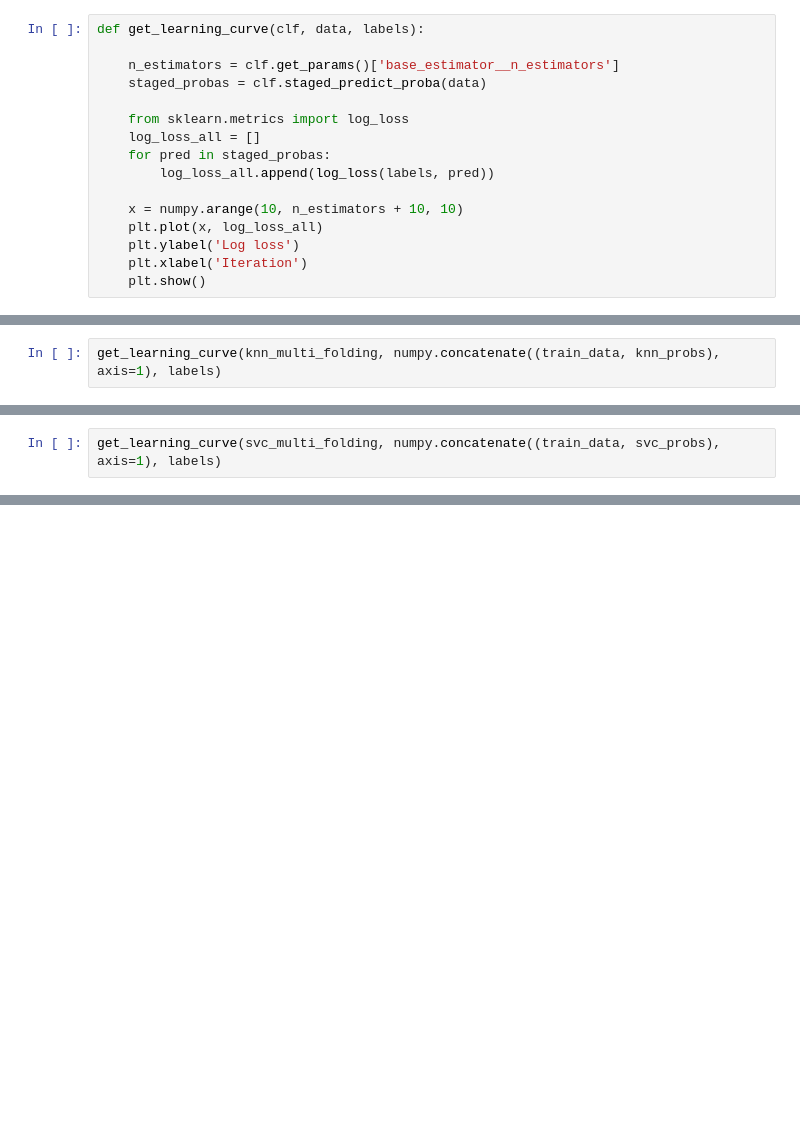
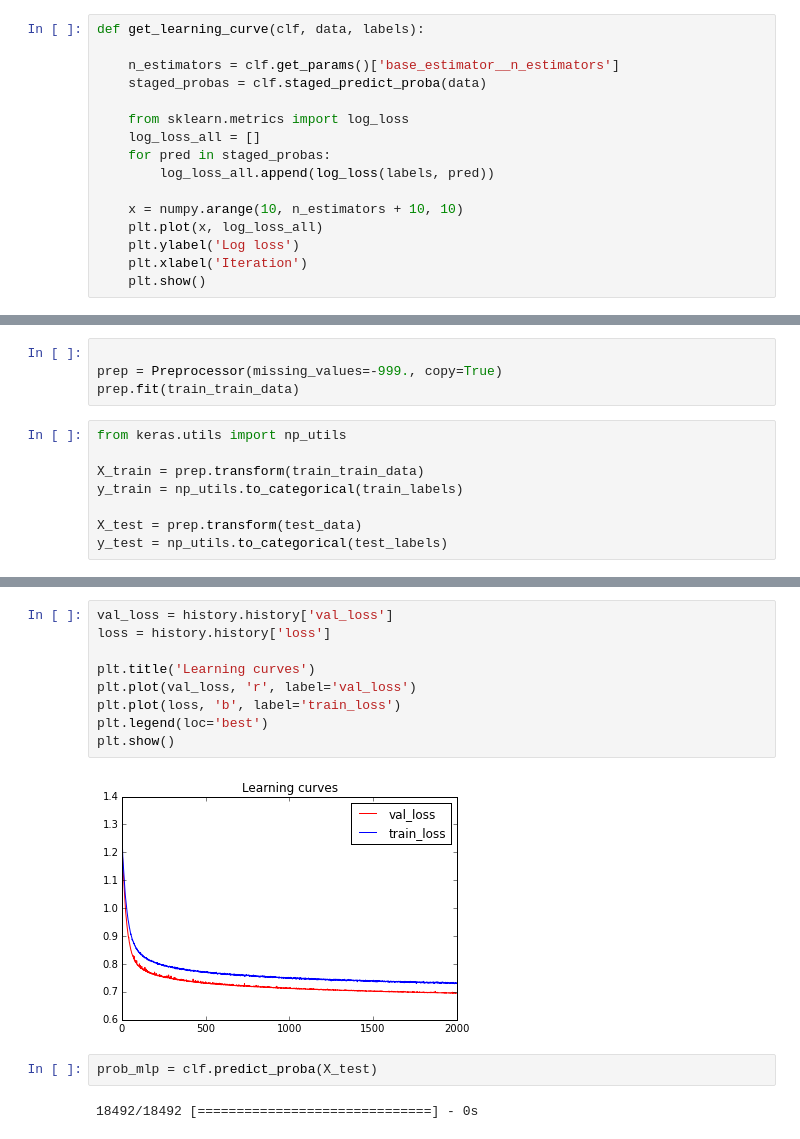
Before and after one commit to tlikhomanenko/jet_tagging_LHCb, a Jupyter notebook: jet-tagging.ipynb, the cells around one changed output, grey strips where cells are left out. Cells and saved outputs as stored; diff of their text form; blank space fills up the shorter version.

Commit message:
Keras

```diff
--- a/jet-tagging.ipynb
+++ b/jet-tagging.ipynb
@@ -296,2 +143,0 @@ Log loss is  0.597662466192
-# %%
-get_learning_curve(knn_multi_folding, numpy.concatenate((train_data, knn_probs), axis=1), labels)
@@ -411,2 +143,0 @@ Log loss is  0.613427107717
-# %%
-get_learning_curve(svc_multi_folding, numpy.concatenate((train_data, svc_probs), axis=1), labels)
@@ -433,0 +200,12 @@ svc_roc_aucs - roc_auc_baseline
+# %%
+
+prep = Preprocessor(missing_values=-999., copy=True)
+prep.fit(train_train_data)
+# %%
+from keras.utils import np_utils
+
+X_train = prep.transform(train_train_data)
+y_train = np_utils.to_categorical(train_labels)
+
+X_test = prep.transform(test_data)
+y_test = np_utils.to_categorical(test_labels)
@@ -433,0 +252,15 @@ svc_roc_aucs - roc_auc_baseline
+# %%
+val_loss = history.history['val_loss']
+loss = history.history['loss']
+
+plt.title('Learning curves')
+plt.plot(val_loss, 'r', label='val_loss')
+plt.plot(loss, 'b', label='train_loss')
+plt.legend(loc='best')
+plt.show()
+# %% [output]
+[figure, added]
+# %%
+prob_mlp = clf.predict_proba(X_test)
+# %% [output]
+18492/18492 [==============================] - 0s
```
Also changed, not shown: parts of 44 cells of this notebook.
